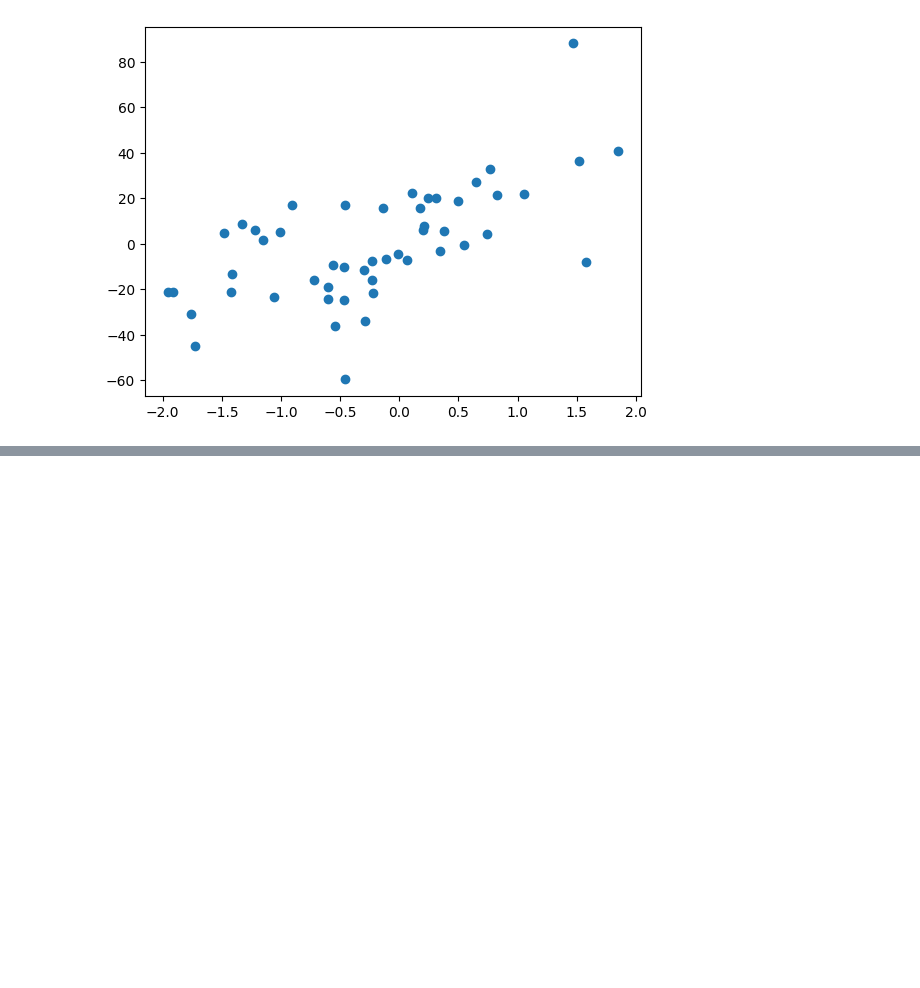
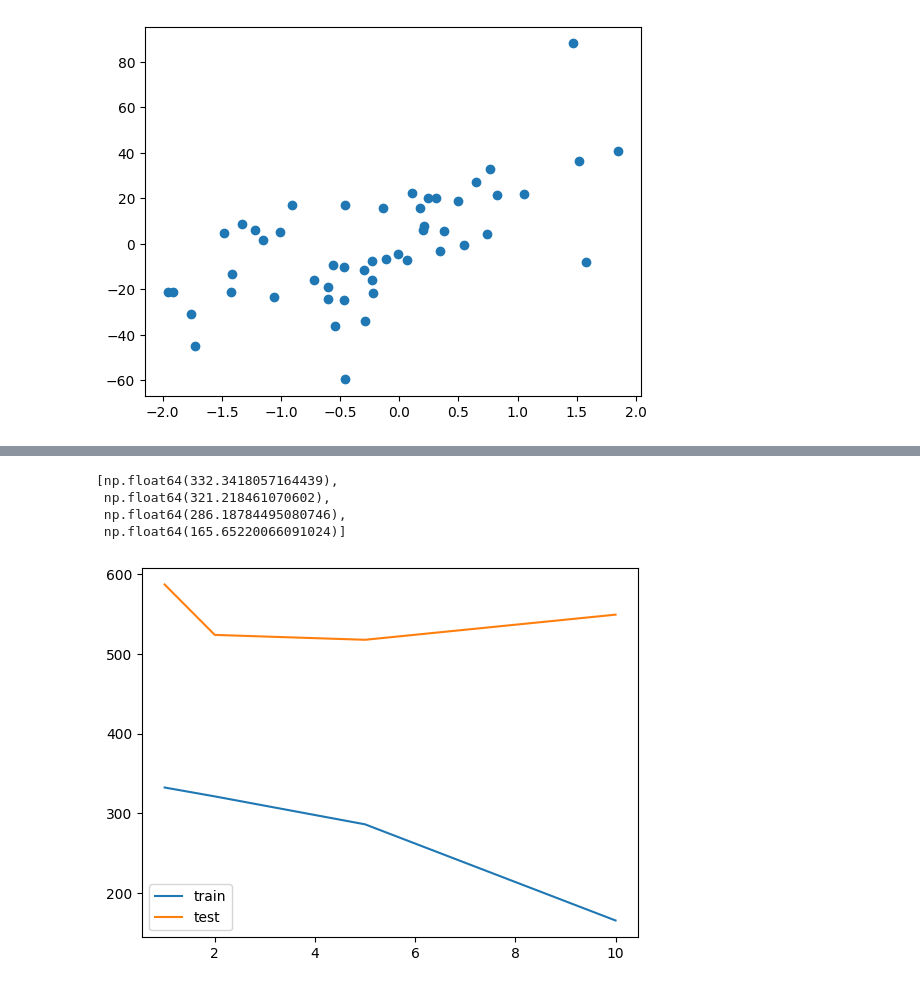
Before and after one commit to vizz21/ai-ml-roadmap, a Jupyter notebook: phase1-core-ml/Week3-SupervisedML-Regression&Classification/week3_day2.ipynb, the cells around one changed output, grey strips where cells are left out. Drawn from its saved outputs; the diff is of its cells as text; code cells hidden in the pictures; blank space fills up the shorter version.

```diff
--- a/phase1-core-ml/Week3-SupervisedML-Regression&Classification/week3_day2.ipynb
+++ b/phase1-core-ml/Week3-SupervisedML-Regression&Classification/week3_day2.ipynb
@@ -498,0 +324,41 @@ print(np.max(x_scaled1, axis=0))  # should be [1. 1.]
+# %%
+from sklearn.model_selection import train_test_split
+X_train, X_test, y_train, y_test = train_test_split(X, y, test_size=0.2, random_state=42)
+
+#1,2,5,10
+degrees = [1, 2, 5, 10]
+train_mses = []
+test_mses =[]
+
+for a in degrees:
+  X_train_transformed = PolynomialFeatures(degree=a).fit_transform(X_train)
+  X_test_transformed = PolynomialFeatures(degree=a).fit_transform(X_test)
+
+  #fit linear reg model
+  Lin_model = LinearRegression().fit(X_train_transformed,y_train)
+
+  #predict
+  pred_train = Lin_model.predict(X_train_transformed)
+  pred_test = Lin_model.predict(X_test_transformed)
+
+  #Calculte MSE
+  train_MSE = compute_mse(y_train,pred_train)
+  test_MSE = compute_mse(y_test,pred_test)
+
+  train_mses.append(train_MSE)
+  test_mses.append(test_MSE)
+# %%
+train_mses
+# %% [output]
+[np.float64(332.3418057164439),
+ np.float64(321.218461070602),
+ np.float64(286.18784495080746),
+ np.float64(165.65220066091024)]
+# %%
+fig,ax = plt.subplots()
+ax.plot(degrees, train_mses, label='train')
+ax.plot(degrees, test_mses, label='test')
+ax.legend()
+plt.show()
+# %% [output]
+[figure, added]
```
Also changed, not shown: parts of 29 cells of this notebook.
